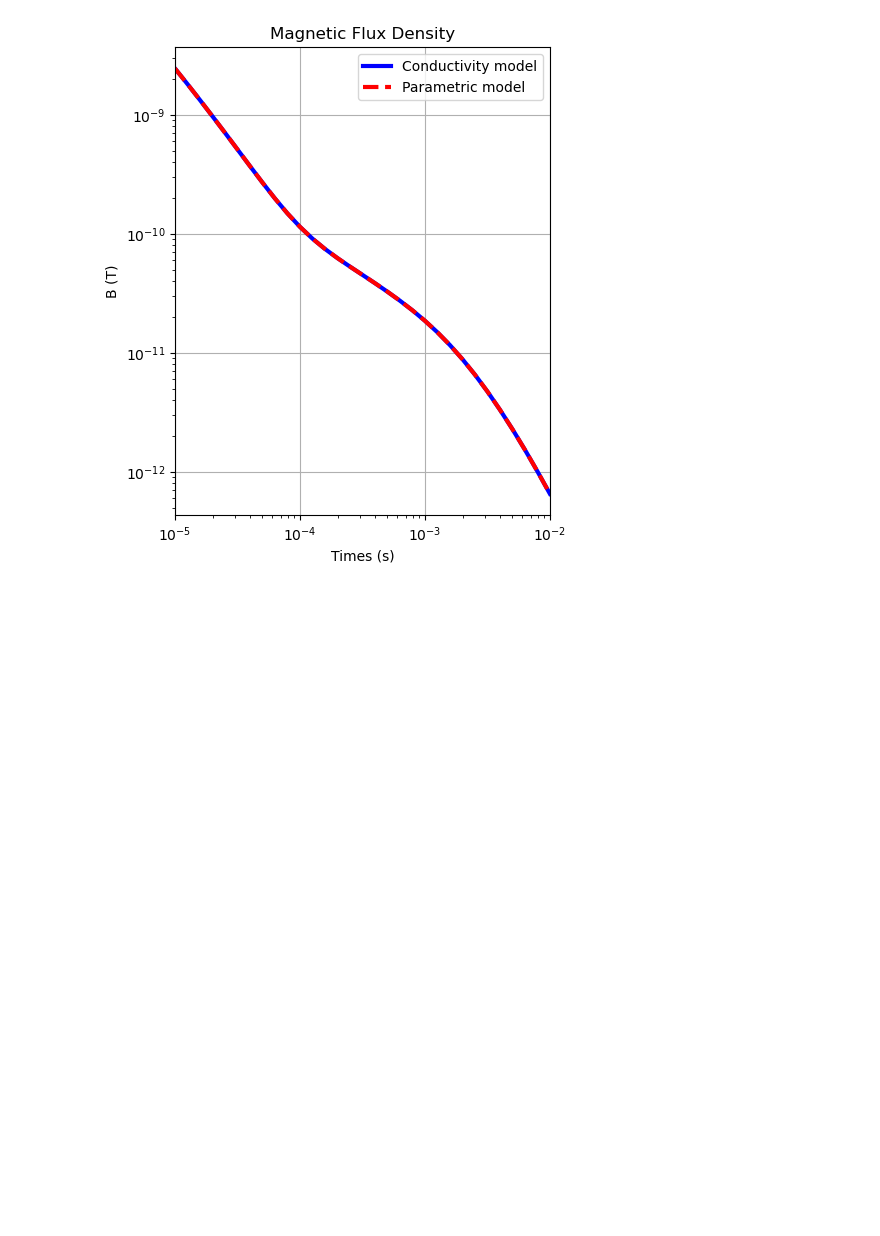
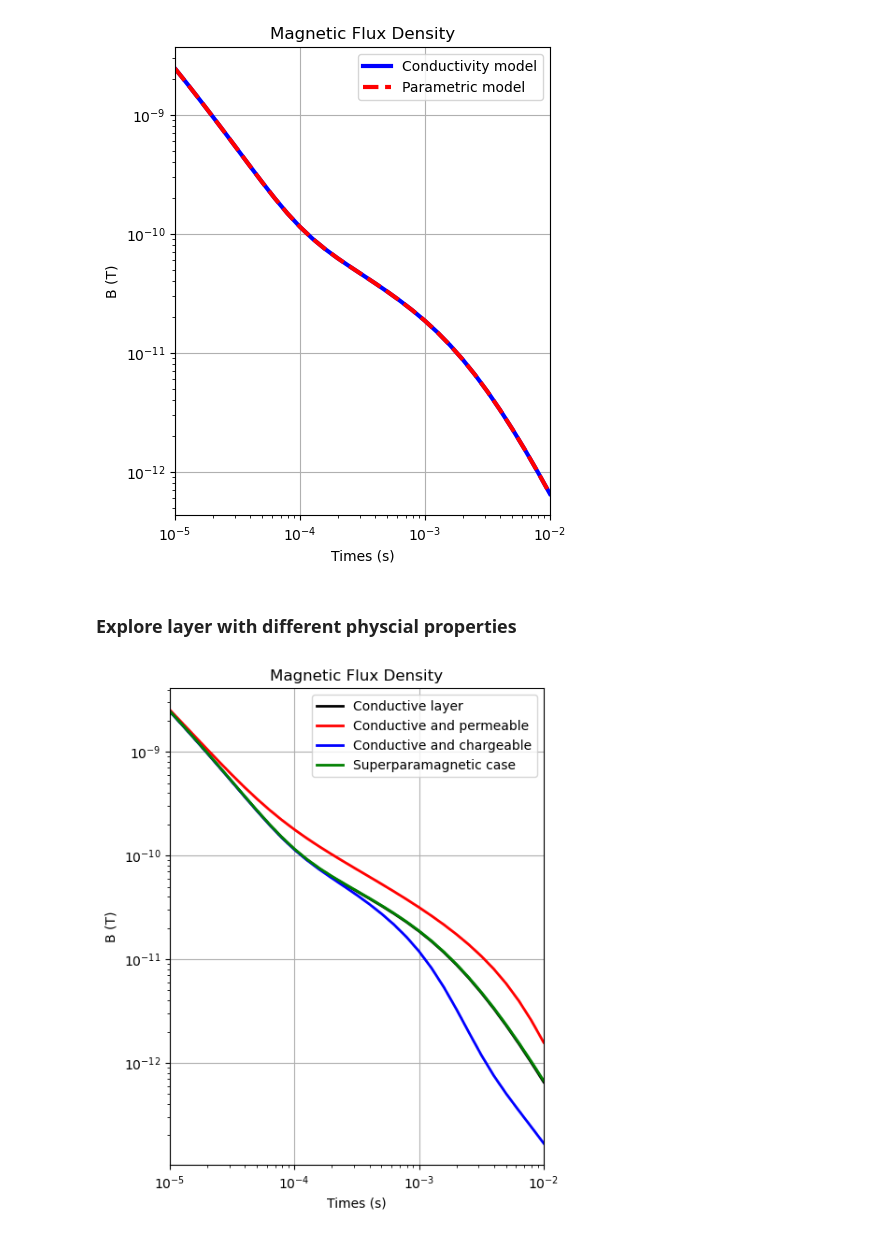
Before and after one commit to oscarshek/EOSC-556-Project, a Jupyter notebook: Notebook/forward_simulation.ipynb, the cells around one changed output. Saved outputs shown, nothing was run; the diff lists cells and outputs as text; code cells hidden in the pictures; blank space fills up the shorter version.

```diff
--- a/Notebook/forward_simulation.ipynb
+++ b/Notebook/forward_simulation.ipynb
@@ -124,3 +128,5 @@ ax.legend(["Conductivity model", "Parametric model"])
 plt.show()
 # %% [output]
 [figure]
+# %% [markdown]
+### Explore layer with different physcial properties
@@ -126,0 +166,46 @@ plt.show()
+# %%
+#3 top layer exhibits super-paramagnetism (SPM)
+chi = 0.01  # infinite susceptibility in SI
+dchi = 0.01  # amplitude of frequency-dependent susceptibility contribution
+tau1 = 1e-7  # lower limit for time relaxation constants in seconds
+tau2 = 1.0  # upper limit for time relaxation constants in seconds
+
+layer_mu = mu_0 * (1 + chi * np.r_[1.0, 0.0, 0.0])  # convert to permeability
+layer_dchi = chi * np.r_[1.0, 0.0, 0.0]
+layer_tau1 = tau1 * np.r_[1.0, 0.0, 0.0]
+layer_tau2 = tau1 * np.r_[1.0, 0.0, 0.0]
+
+simulation_spm = tdem.Simulation1DLayered(
+    survey=survey,
+    thicknesses=layer_thicknesses,
+    sigmaMap=conductivity_map,
+    mu=mu_0,
+    dchi=dchi,
+    tau1=tau1,
+    tau2=tau2,
+)
+
+dpred_spm = simulation_spm.dpred(conductivity_model)
+# %%
+fig = plt.figure(figsize=(5, 6))
+ax1 = fig.add_axes([0.1, 0.1, 0.8, 0.85])
+ax1.loglog(times, np.abs(dpred_conductivity[0 : len(times)]), "k", lw=2)
+ax1.loglog(times, np.abs(dpred_permeable[0 : len(times)]), "r", lw=2)
+ax1.loglog(times, np.abs(dpred_ip[0 : len(times)]), "b", lw=2)
+ax1.loglog(times, np.abs(dpred_spm[0 : len(times)]), "g", lw=2)
+ax1.set_xlim([times.min(), times.max()])
+ax1.grid()
+ax1.legend(
+    [
+        "Conductive layer",
+        "Conductive and permeable",
+        "Conductive and chargeable",
+        "Superparamagnetic case",
+    ]
+)
+ax1.set_xlabel("Times (s)")
+ax1.set_ylabel("B (T)")
+ax1.set_title("Magnetic Flux Density")
+plt.show()
+# %% [output]
+[figure, added]
```
Also changed, not shown: parts of 14 cells of this notebook, 1 other file.
